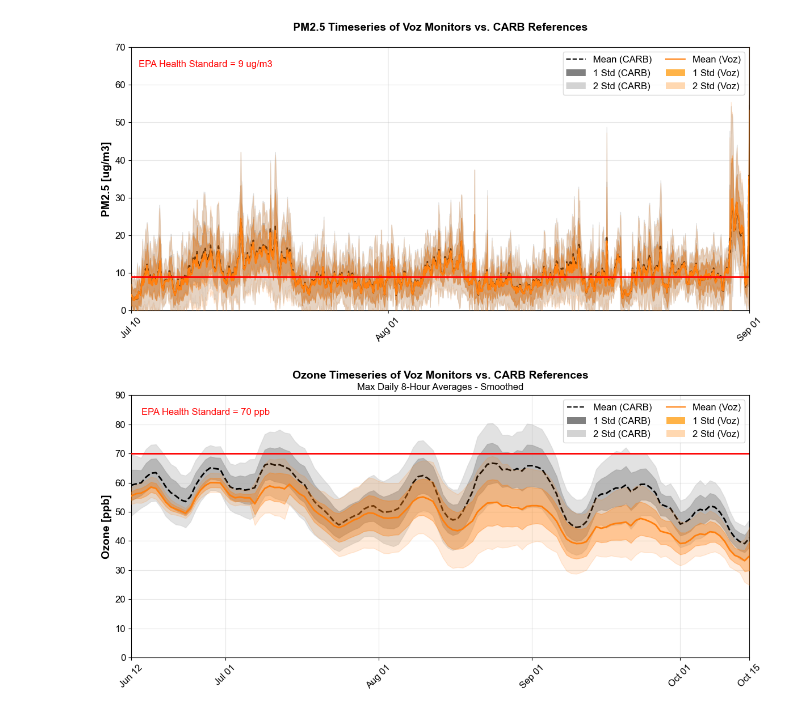
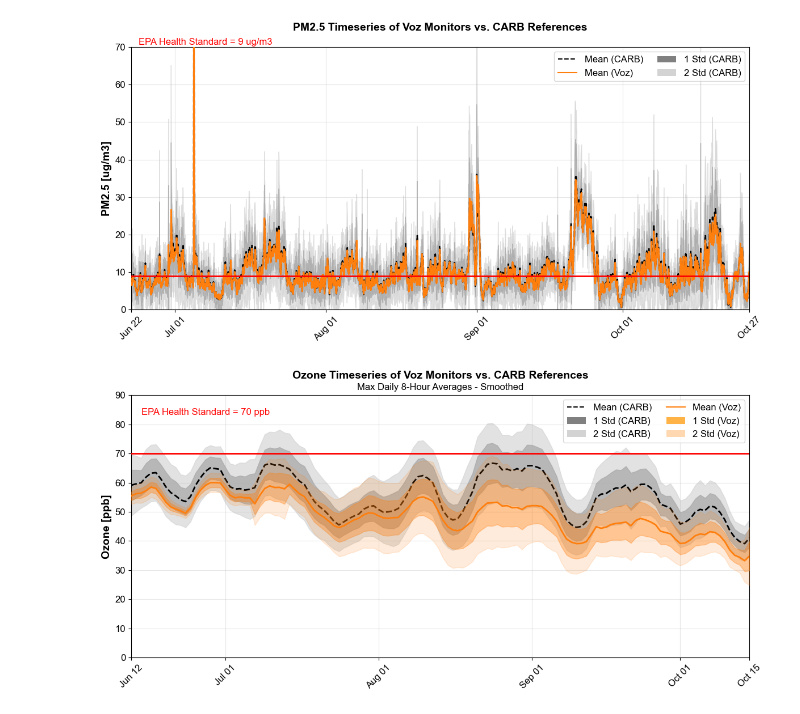
Before and after one commit to TorriaCol/voz-data-analysis, a Jupyter notebook: plots/full_timeseries.ipynb, the cells around one changed output. Drawn from its saved outputs; the diff is of its cells as text; code cells hidden in the pictures.

```diff
--- a/plots/full_timeseries.ipynb
+++ b/plots/full_timeseries.ipynb
@@ -14,13 +14,13 @@ from data_tools import summarise
 from data_tools import plot_against_reference as plot
 
 def create_ptwdatetime_column(ptw_file):
-    ptwdf = pd.read_csv(ptw_file, usecols = ['date_time','pm_calibrated_clarityremake'])
+    ptwdf = pd.read_csv(ptw_file, usecols = ['date_time','pm_calibrated_clarity'])
     ptwdf = handle_datetime.create_standard_datetime(ptwdf)
     return ptwdf
 
 def rename_pm_column(ptw_file, ptwdf):
     site = os.path.basename(ptw_file).split('_', 1)[0]
-    ptwdf = ptwdf.rename(columns={'pm_calibrated_clarityremake': f'{site}_ptw'})
+    ptwdf = ptwdf.rename(columns={'pm_calibrated_clarity': f'{site}_ptw'})
     return ptwdf
 
 def process_datetime(ref_site_df):
@@ -68,8 +68,8 @@ voz_summary = summarise.averageAndStd(allVoz,"voz")
 
 timeseries = ref_summary.join(voz_summary, how='right')
 
-start_date = pd.to_datetime("2023-08-10")
-end_date = pd.to_datetime("2023-09-01")
+start_date = pd.to_datetime("2023-06-22")
+end_date = pd.to_datetime("2023-10-27")
 
 timeseries_filtered = timeseries[(timeseries.index >= start_date) & (timeseries.index <= end_date)]
 
@@ -130,36 +130,36 @@ for site_name, site_id in ref_IDs.items():
         continue
     site_data = process_datetime(site_data)
     site_data = site_data.rename(columns={'value': f'{site_name}_FEM'})
 
     if allRef is None:
         allRef = site_data
     else:
         allRef = allRef.join(site_data, how='outer')
 
 ref_summary = summarise.averageAndStd(allRef,"ref")
 
 allVoz = None
 for file in sen_file_names:
     sendf = rename_pm_column(file, create_sen_datetime_column(file))
     if allVoz is None:
         allVoz = sendf
     else:
         allVoz = allRef.join(sendf, how='outer')
 
 voz_summary = summarise.averageAndStd(allVoz,"voz")
 
 timeseries = ref_summary.join(voz_summary, how='right')
 
-start_date = pd.to_datetime("2023-07-10")
-end_date = pd.to_datetime("2023-09-01")
+start_date = pd.to_datetime("2023-06-22")
+end_date = pd.to_datetime("2023-10-27")
 
 timeseries_filtered = timeseries[(timeseries.index >= start_date) & (timeseries.index <= end_date)]
 
 timeseries_filtered = timeseries_filtered.dropna(how='all', axis=1)
 
 plot.timeseries(timeseries_filtered,start_date,end_date,"PM2.5","Sensirion")
 # %% [output]
-[figure, old version]
+[figure, new version]
 # %%
 # Run to get timeseries of o3
 
```
Also changed, not shown: parts of 1 cell of this notebook, 41 other files.
